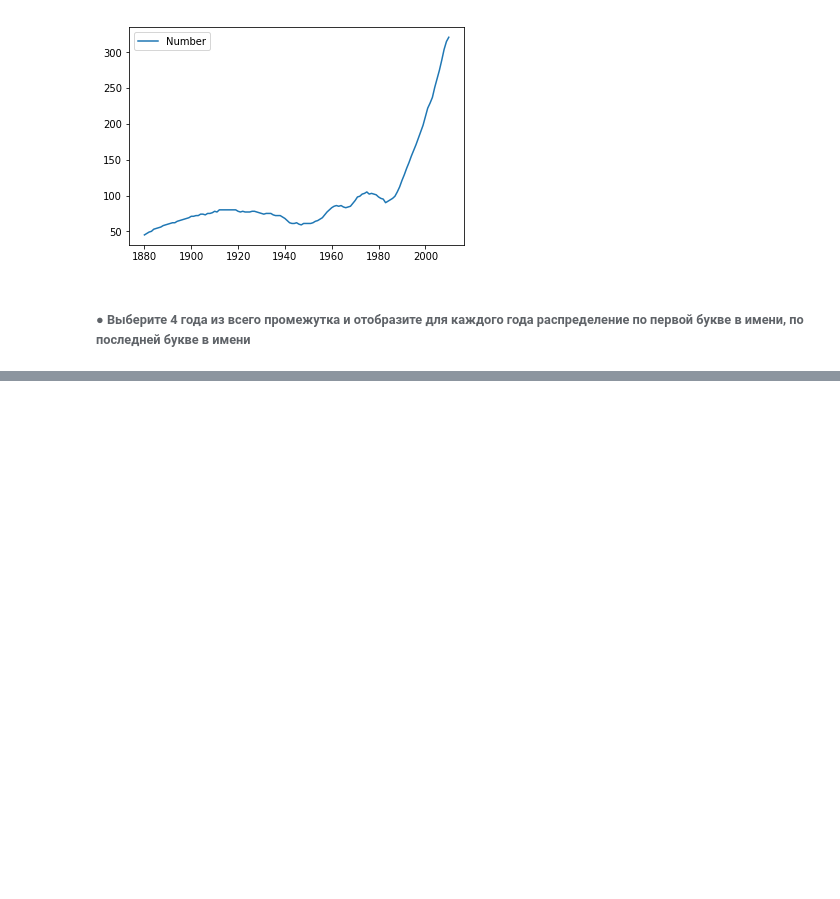
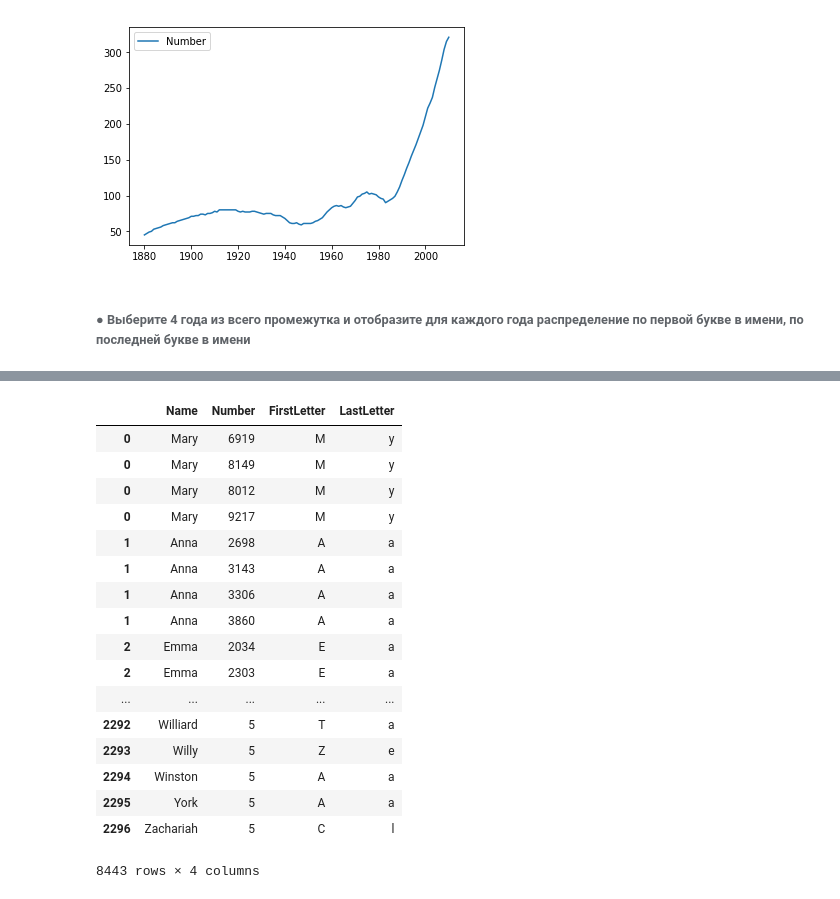
Before and after one commit to anton-ju/otus_hw3, a Jupyter notebook: Untitled.ipynb, the cells around one changed output, grey strips where cells are left out. Drawn from its saved outputs; the diff is of its cells as text; code cells hidden in the pictures; blank space fills up the shorter version.

```diff
--- a/Untitled.ipynb
+++ b/Untitled.ipynb
@@ -142,0 +167,21 @@ cover.plot()
+# %%
+df4 = df4.join(pd.DataFrame({'FirstLetter': firstLetter, 'LastLetter': lastLetter}))
+# %% [output]
+|  | Name | Number | FirstLetter | LastLetter |
+| 0 | Mary | 6919 | M | y |
+| 0 | Mary | 8149 | M | y |
+| 0 | Mary | 8012 | M | y |
+| 0 | Mary | 9217 | M | y |
+| 1 | Anna | 2698 | A | a |
+| 1 | Anna | 3143 | A | a |
+| 1 | Anna | 3306 | A | a |
+| 1 | Anna | 3860 | A | a |
+| 2 | Emma | 2034 | E | a |
+| 2 | Emma | 2303 | E | a |
+| ... | ... | ... | ... | ... |
+| 2292 | Williard | 5 | T | a |
+| 2293 | Willy | 5 | Z | e |
+| 2294 | Winston | 5 | A | a |
+| 2295 | York | 5 | A | a |
+| 2296 | Zachariah | 5 | C | l |
+8443 rows × 4 columns
```
Also changed, not shown: parts of 5 cells of this notebook.
